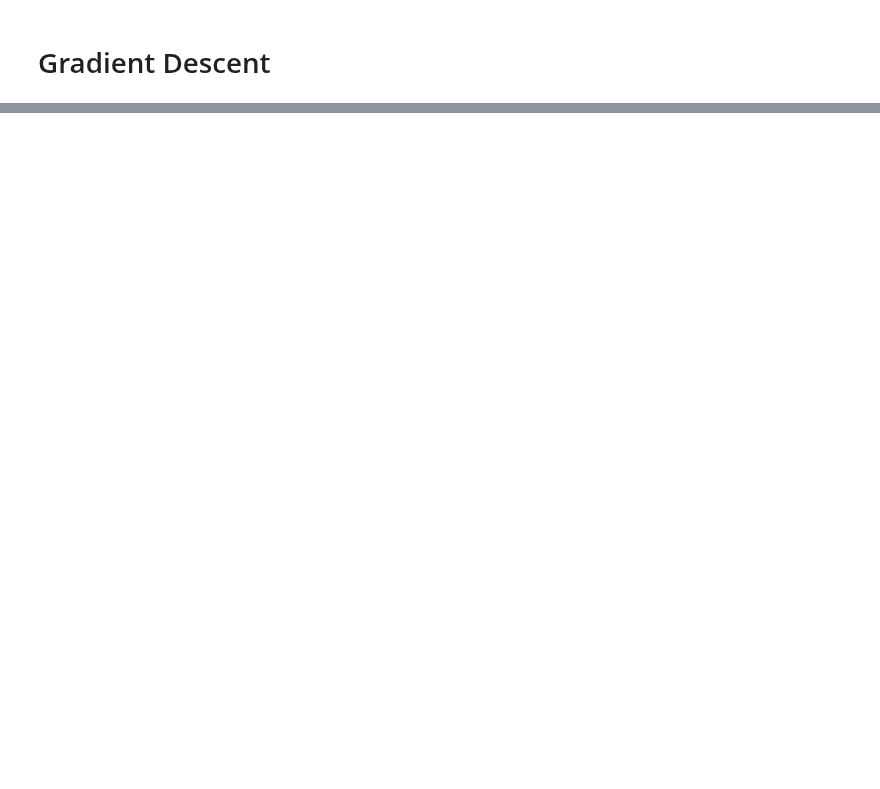
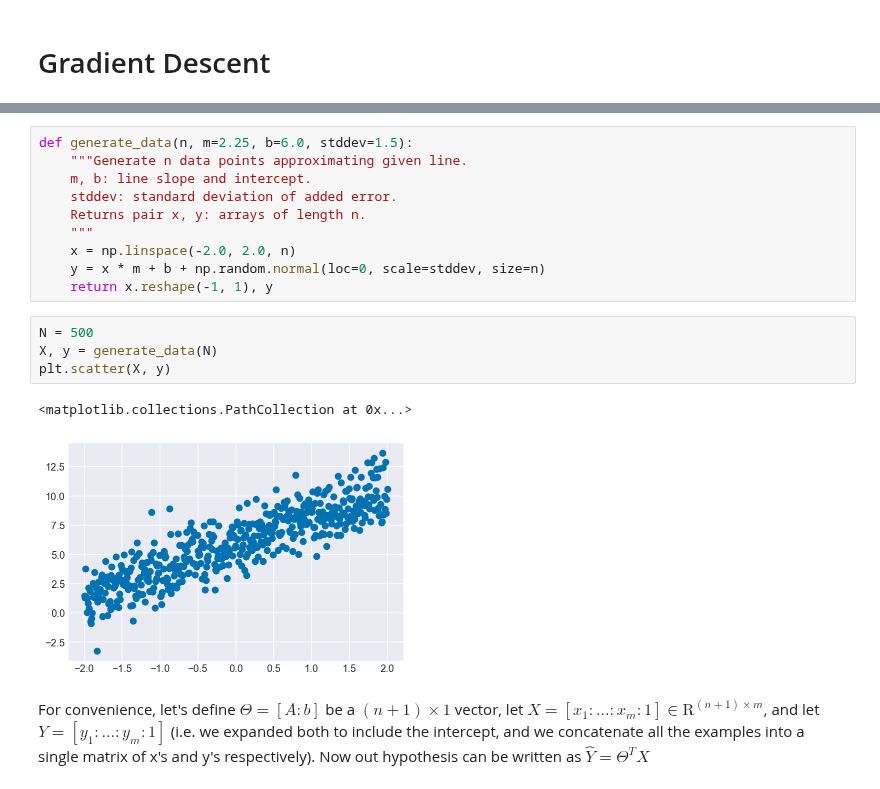
Before and after one commit to TomKealy/TomKealy.github.io, a Jupyter notebook: blog/gradient-descent/index.ipynb, the cells around one changed output, grey strips where cells are left out. Drawn from its saved outputs; the diff is of its cells as text; blank space fills up the shorter version.

```diff
--- a/blog/gradient-descent/index.ipynb
+++ b/blog/gradient-descent/index.ipynb
@@ -42,0 +21,19 @@ with $ S_{\lambda}(z) = \frac{1}{1+\lambda}(z) $ for $ \lVert x \rVert_2^2 $ and
+# %%
+def generate_data(n, m=2.25, b=6.0, stddev=1.5):
+    """Generate n data points approximating given line.
+    m, b: line slope and intercept.
+    stddev: standard deviation of added error.
+    Returns pair x, y: arrays of length n.
+    """
+    x = np.linspace(-2.0, 2.0, n)
+    y = x * m + b + np.random.normal(loc=0, scale=stddev, size=n)
+    return x.reshape(-1, 1), y
+# %%
+N = 500
+X, y = generate_data(N)
+plt.scatter(X, y)
+# %% [output]
+<matplotlib.collections.PathCollection at 0x...>
+[figure, added]
+# %% [markdown]
+For convenience, let's define $\Theta = [A: b]$ be a $ (n+1) \times 1 $ vector, let $ X = [x_1: \ldots : x_m :1] \in \mathrm{R}^{(n+1) \times m} $, and let $Y = [y_1: \ldots : y_m :1]$ (i.e. we expanded both to include the intercept, and we concatenate all the examples into a single matrix of x's and y's respectively). Now out hypothesis can be written as $ \hat{Y} = \Theta^T X $
```
Also changed, not shown: parts of 18 cells of this notebook, 9 other files.
